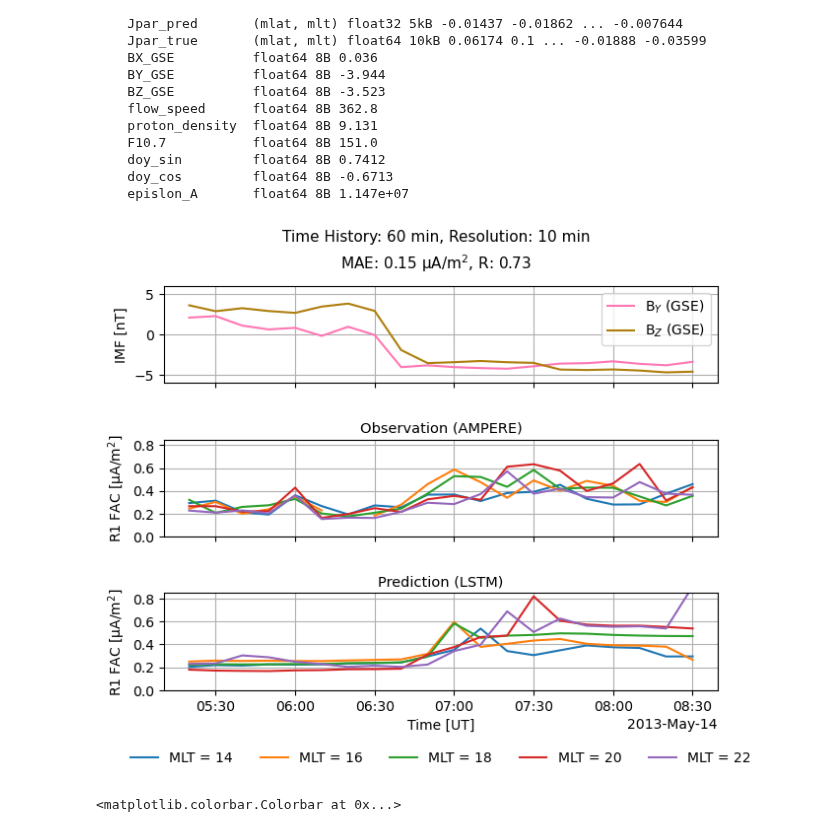
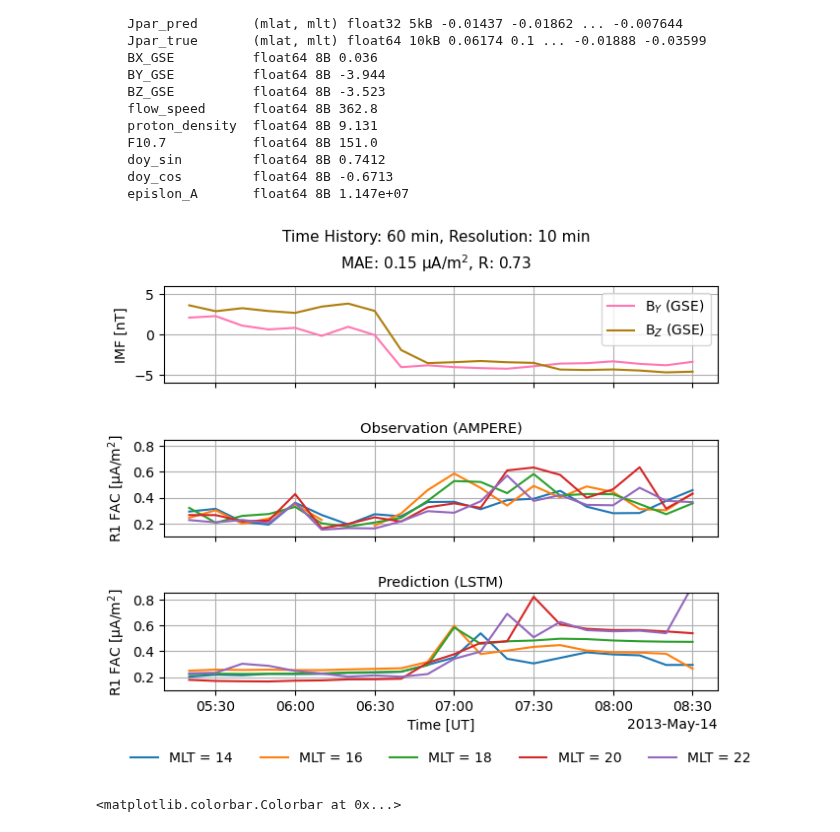
Before and after one commit to reddy-sachin/REPPU-ESN2, a Jupyter notebook: AMPERE/lstm_ampere.ipynb, the cells around one changed output. Saved outputs shown, nothing was run; the diff lists cells and outputs as text; code cells hidden in the pictures.

```diff
--- a/AMPERE/lstm_ampere.ipynb
+++ b/AMPERE/lstm_ampere.ipynb
@@ -98,7 +98,7 @@ def dayside_reconnection_rate(v_sw, By, Bz):
     #return np.log10(Phi_D + 1)
     return Phi_D / 1e3
 
-ds['Phi_D'] = dayside_reconnection_rate(ds['flow_speed'], ds['BY_GSE'], ds['BZ_GSE'])
+#ds['Phi_D'] = dayside_reconnection_rate(ds['flow_speed'], ds['BY_GSE'], ds['BZ_GSE'])
 
 
 def nan_count(ds, var):
@@ -109,7 +109,7 @@ def nan_count(ds, var):
     not_nan = con_data.size - nan_count
     return not_nan, nan_count, np.round(nan_ratio, 2)
 
-nan_count(ds, 'Phi_D')
+#nan_count(ds, 'Phi_D')
 ds
 # %% [output]
 <xarray.Dataset> Size: 2MB
@@ -232,7 +232,7 @@ X_test = torch.tensor(X_test, dtype=torch.float32).to(device)
 y_test = np.array(y_test)
 
 # Create DataLoader
-batch_size = 128
+batch_size = 64
 train_dataset = TensorDataset(X_train, y_train)
 train_loader = DataLoader(train_dataset, batch_size=batch_size, shuffle=False)
 val_dataset = TensorDataset(X_val, y_val)
@@ -773,7 +773,7 @@ def plot_line(ds):
     ax[1].set_ylabel(f'R1 FAC [{fac_units}]')
     #ax[1].set_ylim(0, 0.8)
     ax[1].set_yticks(np.arange(0, 0.9, 0.2))
-    ax[1].set_ylim(0, 0.85)
+    ax[1].set_ylim(0.1, 0.85)
     ax[1].set_xlabel(' ')
 
 
@@ -782,35 +782,35 @@ def plot_line(ds):
     ds['Jpar_pred'].isel(mlt=4).mean(dim='mlat').plot(ax=ax[2], label='MLT = 18')
     ds['Jpar_pred'].isel(mlt=6).mean(dim='mlat').plot(ax=ax[2], label='MLT = 20')
     ds['Jpar_pred'].isel(mlt=8).mean(dim='mlat').plot(ax=ax[2], label='MLT = 22')
     ax[2].set_title('Prediction (LSTM)', fontsize=10.5, pad=5)
     ax[2].set_ylabel(f'R1 FAC [{fac_units}]')
     ax[2].set_yticks(np.arange(0, 0.9, 0.2))
-    ax[2].set_ylim(0, 0.85)
+    ax[2].set_ylim(0.1, 0.85)
     ax[2].set_xlabel('Time [UT]')
 
     fig.suptitle(f'Time History: 60 min, Resolution: 10 min\nMAE: {MAE:.2f} {fac_units}, R: {R:.2f}', linespacing=1.5, fontsize=11, y=0.97)
 
     #add vertcal bar to all suplots at 6:00
     #for i in range(3):
     #    ax[i].axvline(x=datetime.datetime(2013, 5, 14, 6, 35, 0), color='black', linestyle='--', alpha=0.5)
 
     #for i in range(3):
     #    ax[i].axvline(x=datetime.datetime(2013, 5, 14, 7, 10, 0), color='black', linestyle='--', alpha=0.5)
 
     #add horiztonal line at y = 0 for subplot0
     #ax[0].axhline(y=0, color='black', linestyle='--', alpha=0.5)
 
     legend = ax[2].legend(loc='upper center', bbox_to_anchor=(0.5, -0.5), shadow=False, ncol=5, frameon=False)
     plt.tight_layout()
     ax[0].grid()
     ax[1].grid()
     ax[2].grid()
 
     plt.savefig('Lookback_60_mins_LSTM.png', dpi=300)
 
 plot_line(ds)
 # %% [output]
-[figure, old version]
+[figure, new version]
 # %%
 fac = ds['Jpar_pred'].isel(dt=timestep).values
 
```
Also changed, not shown: parts of 2 cells of this notebook, 10 other files.
